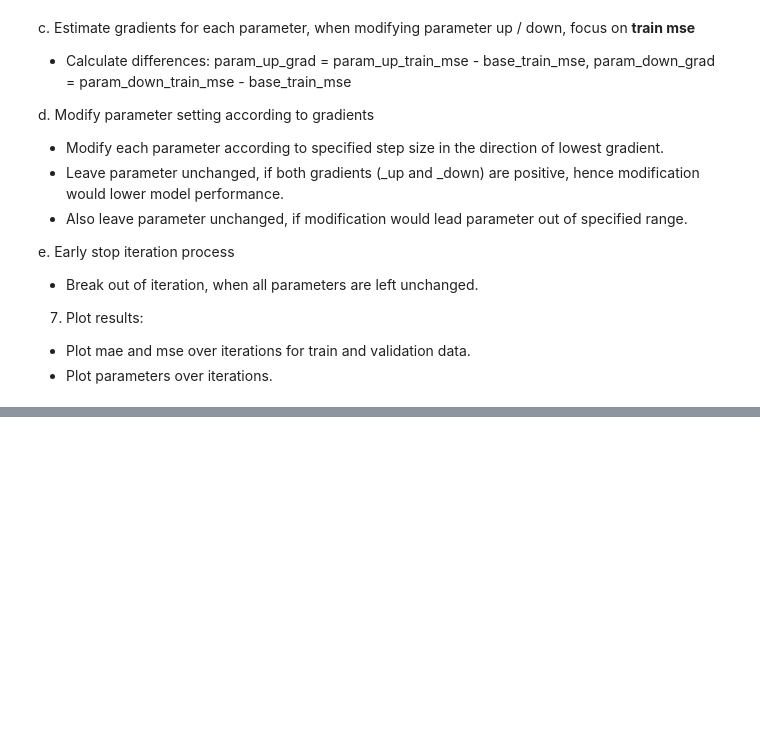
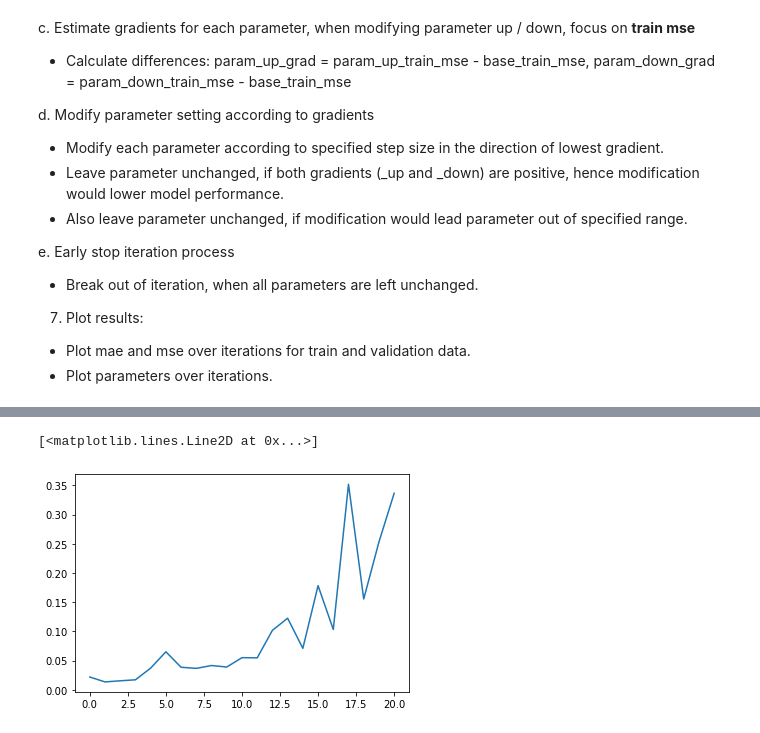
Before and after one commit to MarcoLandtHayen/EchoStateNetworks, a Jupyter notebook: notebooks/ESN_exp06_ENSO.ipynb, the cells around one changed output, grey strips where cells are left out. Drawn from its saved outputs; the diff is of its cells as text; code cells hidden in the pictures; blank space fills up the shorter version.

```diff
--- a/notebooks/ESN_exp06_ENSO.ipynb
+++ b/notebooks/ESN_exp06_ENSO.ipynb
@@ -934,3 +1472,8 @@ plt.plot(train_mse_all)
+# %%
+plt.plot(val_mse_all)
+# %% [output]
+[<matplotlib.lines.Line2D at 0x...>]
+[figure, added]
 # %%
 # Look at parameter evolution over iterations
 input_length_all
```
Also changed, not shown: parts of 15 cells of this notebook.
